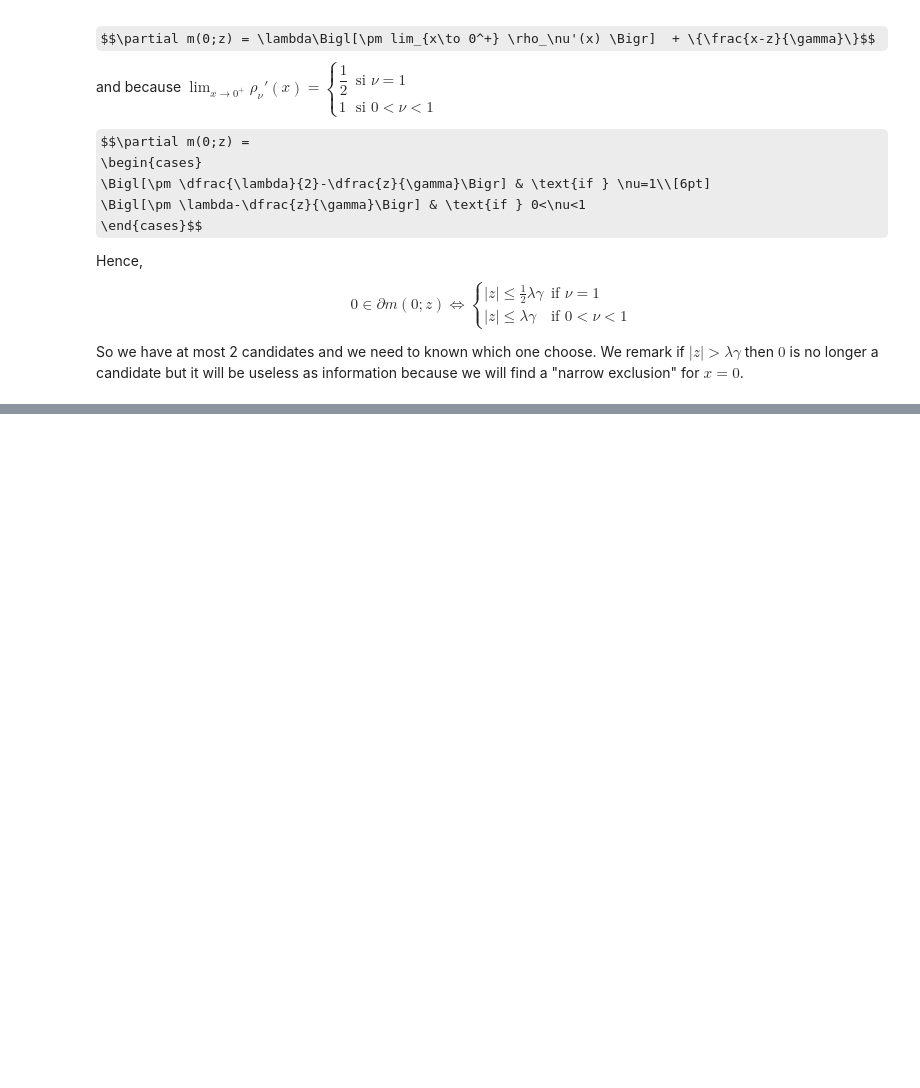
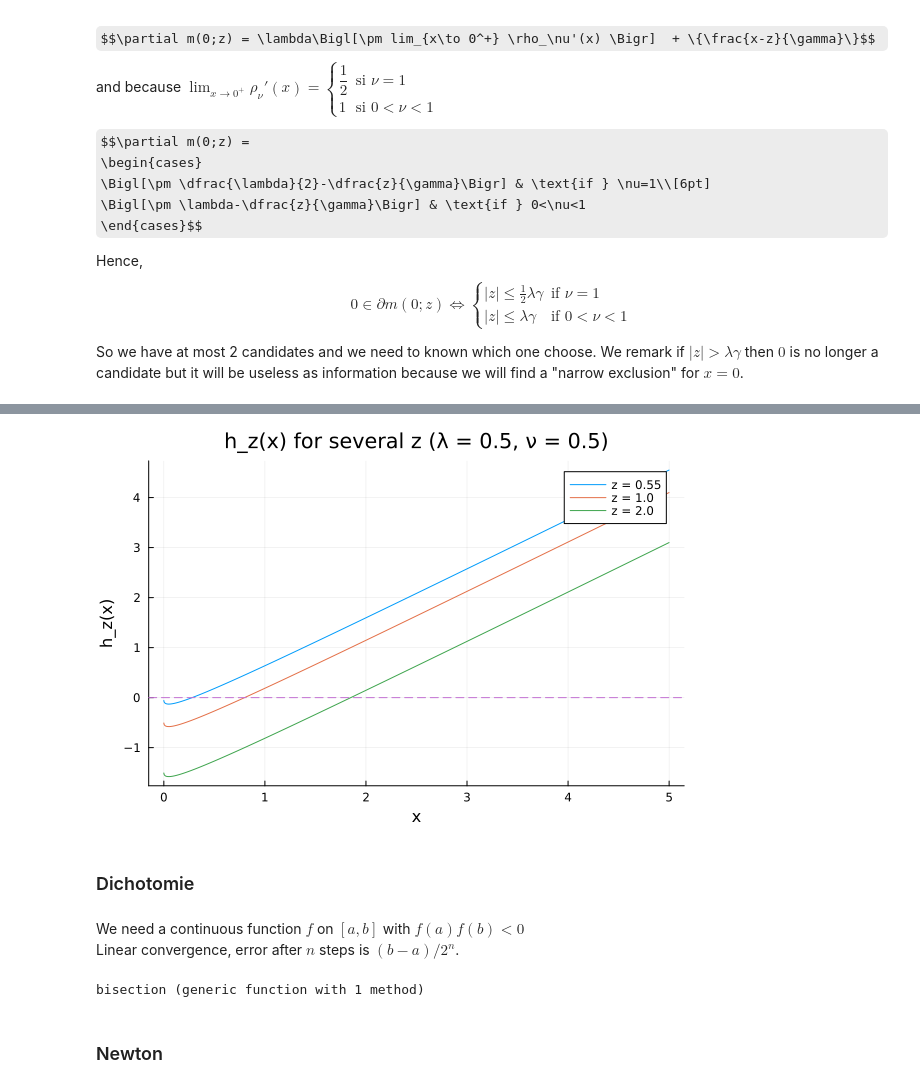
Before and after one commit to AymenBlk/STAGE-GENEVE, a Jupyter notebook: RAPHAEL/notebook_explain/l_qut_2_linear_harder.ipynb, the cells around one changed output, grey strips where cells are left out. Drawn from its saved outputs; the diff is of its cells as text; code cells hidden in the pictures; some formulas as TeX source; blank space fills up the shorter version.

```diff
--- a/RAPHAEL/notebook_explain/l_qut_2_linear_harder.ipynb
+++ b/RAPHAEL/notebook_explain/l_qut_2_linear_harder.ipynb
@@ -118,0 +238,45 @@ Then $G$ is strictly increasing and $G(0^+)=\lambda$, we got again that if $|z|\
+# %%
+λ  = 0.5
+
+z_vals = [1.1, 2.0, 4.0] .* γ*λ
+
+x_grid = 1e-4:0.001:5.0
+
+h_z(x, z, γ, λ, ν) = x + γ*λ*(1 + ν*x^(1-ν)) / (1 + x^(1-ν))^2 - z
+
+plot(title = "h_z(x) for several z (λ = $λ, ν = $ν)",
+     xlabel = "x", ylabel = "h_z(x)", legend = :topright)
+
+for z in z_vals
+    plot!(x_grid, h_z.(x_grid, z, γ, λ, ν),
+          label = "z = $(round(z, digits = 3))")
+end
+hline!([0], linestyle = :dash, label = "")
+# %% [output]
+[figure, added]
+# %% [markdown]
+### Dichotomie
+# %% [markdown]
+We need a continuous function $f$ on $[a,b]$ with $f(a)f(b)<0$
+Linear convergence, error after $n$ steps is $(b-a)/2^{n}$.
+# %%
+function bisection(f, a, b; tol=1e-10, maxiter=1000)
+    fa, fb = f(a), f(b)
+    @assert fa < 0 && fb > 0 "Need f(a)<0<f(b)"
+    for k in 1:maxiter
+        m  = 0.5*(a+b)
+        fm = f(m)
+        if abs(fm) <= tol || 0.5*(b-a) <= tol
+            return m, k
+        elseif fm>0
+            b, fb = m, fm
+        else
+            a, fa = m, fm
+        end
+    end
+    error("No convergence in $maxiter iterations")
+end
+# %% [output]
+bisection (generic function with 1 method)
+# %% [markdown]
+### Newton
```
Also changed, not shown: parts of 24 cells of this notebook.
